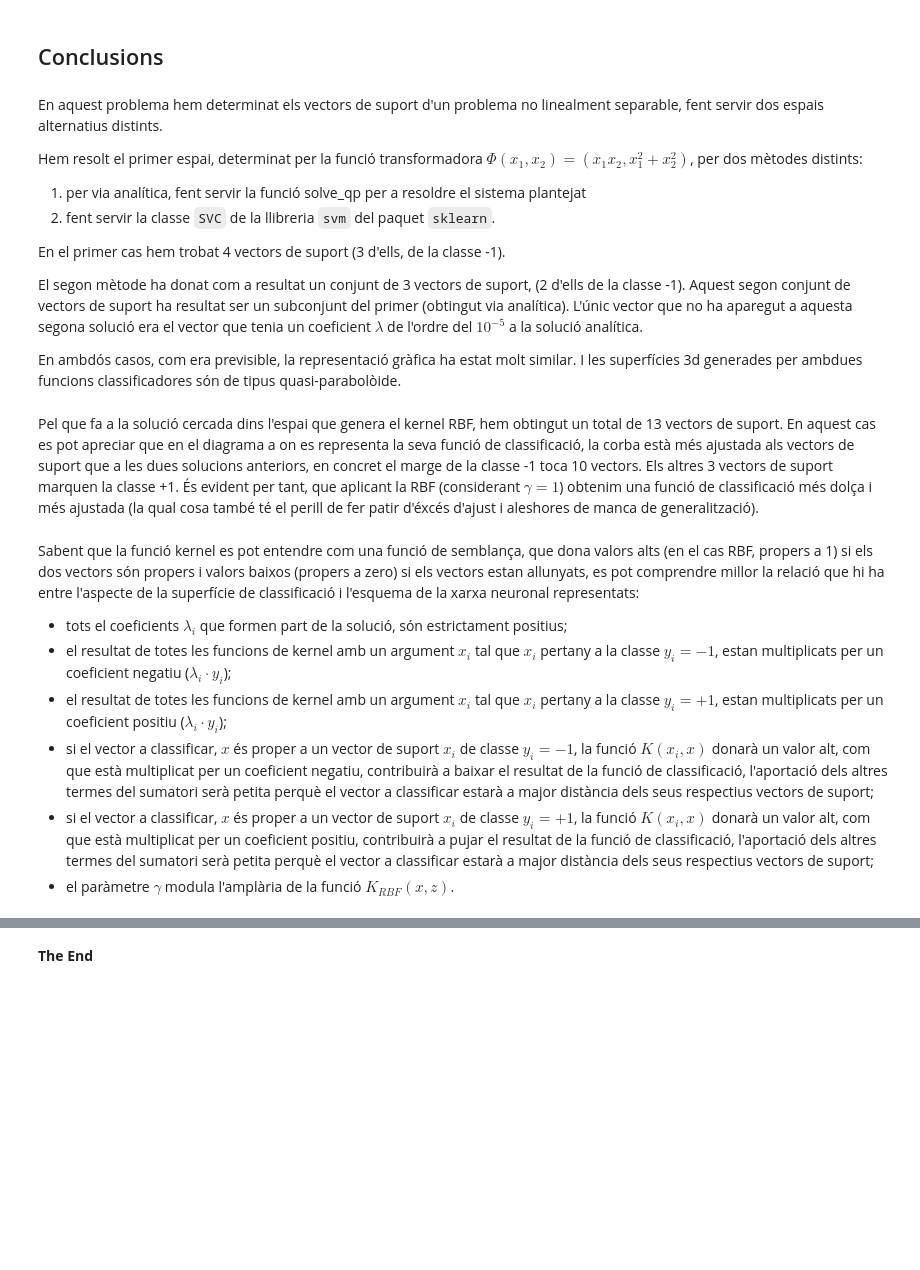
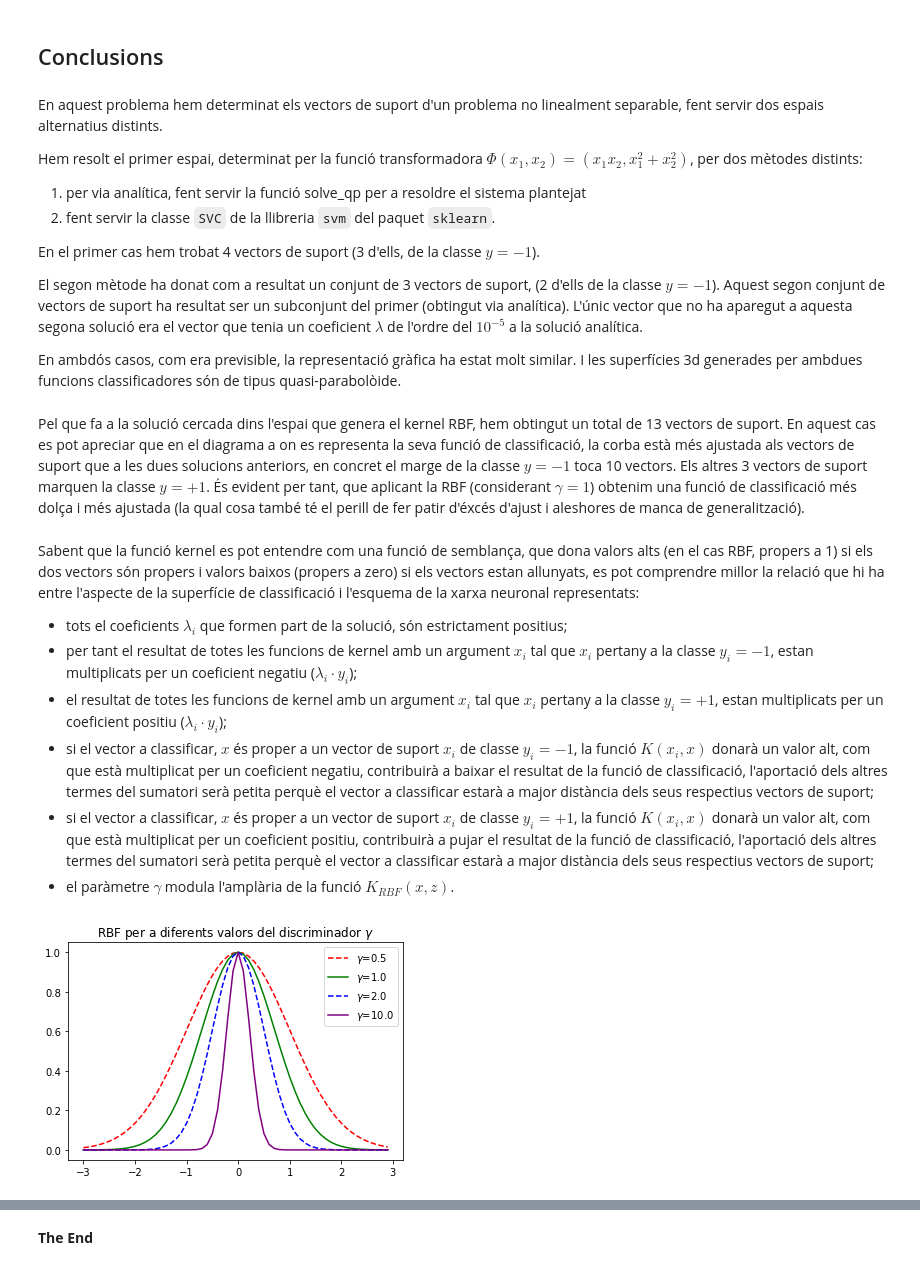
Before and after one commit to llublad/MUSI-AA, a Jupyter notebook: musi-aa-modulo2/handout_2/BERNAT_LADARIA_LLUIS_Problem_2.ipynb, the cells around one changed output, grey strips where cells are left out. Drawn from its saved outputs; the diff is of its cells as text; code cells hidden in the pictures; blank space fills up the shorter version.

```diff
--- a/musi-aa-modulo2/handout_2/BERNAT_LADARIA_LLUIS_Problem_2.ipynb
+++ b/musi-aa-modulo2/handout_2/BERNAT_LADARIA_LLUIS_Problem_2.ipynb
@@ -1012,10 +1016,10 @@ per dos mètodes distints:
 1. per via analítica, fent servir la funció solve_qp per a resoldre el sistema plantejat
 2. fent servir la classe `SVC` de la llibreria `svm` del paquet `sklearn`.
 
-En el primer cas hem trobat 4 vectors de suport (3 d'ells, de la classe -1).
+En el primer cas hem trobat 4 vectors de suport (3 d'ells, de la classe $y=-1$).
 
 El segon mètode ha donat com a resultat un conjunt de 3 vectors de suport,
-(2 d'ells de la classe -1).
+(2 d'ells de la classe $y=-1$).
 Aquest segon conjunt de vectors de suport ha resultat ser
 un subconjunt del primer (obtingut via analítica).
 L'únic vector que no ha aparegut
@@ -1032,8 +1036,8 @@ hem obtingut un total de 13 vectors de suport.
 En aquest cas es pot apreciar que en el diagrama a on es representa
 la seva funció de classificació, la corba està més ajustada als
 vectors de suport que a les dues solucions anteriors, en concret
-el marge de la classe -1 toca 10 vectors.
-Els altres 3 vectors de suport marquen la classe +1.
+el marge de la classe $y=-1$ toca 10 vectors.
+Els altres 3 vectors de suport marquen la classe $y=+1$.
 És evident per tant, que aplicant la RBF (considerant $\gamma = 1$)
 obtenim una funció de classificació més dolça i més ajustada
 (la qual cosa també té el perill de fer patir d'éxcés d'ajust
@@ -1047,7 +1051,7 @@ l'aspecte de la superfície de classificació i l'esquema de la xarxa
 neuronal representats:
 
 - tots el coeficients $\lambda_i$ que formen part de la solució, són estrictament positius;
-- el resultat de totes les funcions de kernel amb un argument $x_i$
+- per tant el resultat de totes les funcions de kernel amb un argument $x_i$
 tal que $x_i$ pertany a la classe $y_i=-1$, estan multiplicats per un
 coeficient negatiu ($\lambda_i \cdot y_i$);
 - el resultat de totes les funcions de kernel amb un argument $x_i$
@@ -1068,3 +1072,30 @@ contribuirà a pujar el resultat de la funció de classificació,
 l'aportació dels altres termes del sumatori serà petita
 perquè el vector a classificar estarà a major distància dels seus respectius vectors de suport;
 - el paràmetre $\gamma$ modula l'amplària de la funció $K_{RBF}(x, z)$.
+# %%
+import numpy as np
+import matplotlib.pyplot as plt
+
+def f_rbf(d, g):
+    return np.exp(-g * d * d)
+
+g = np.array([0.5, 1, 2, 10], dtype=float)
+x = np.arange(-3.0, 3.0, 0.1)
+c = ['r--', 'g', 'b--', 'purple']
+lines = []
+
+plt.figure(1)
+
+ax = plt.axes()
+
+for i in range(len(c)):
+    line, = ax.plot(x, f_rbf(x, g[i]), c[i % len(c)], label=f"$\gamma$={g[i]}")
+    lines.append(line)
+
+ax.legend(handles=lines)
+
+plt.title('RBF per a diferents valors del discriminador $\gamma$')
+
+plt.show()
+# %% [output]
+[figure, added]
```
Also changed, not shown: parts of 7 cells of this notebook, 3 other files.
